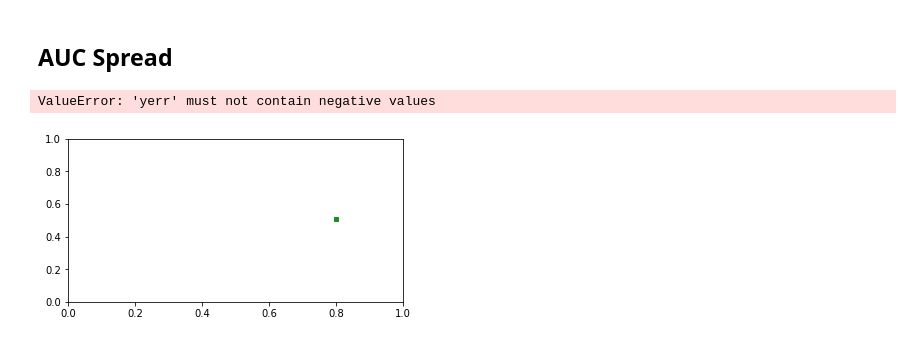
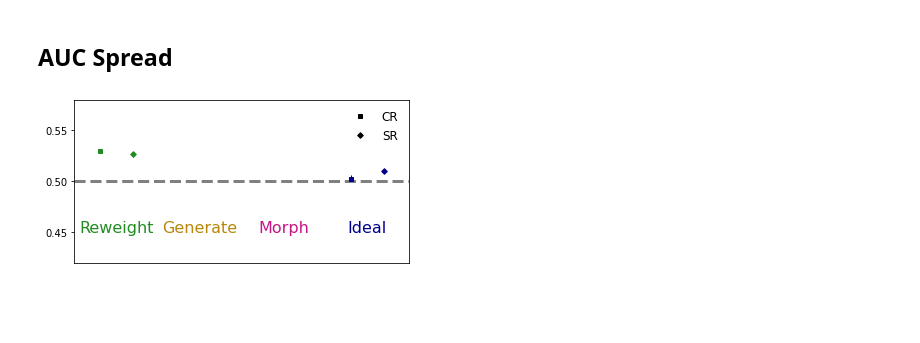
Before and after one commit to hep-lbdl/non-resonant-AD-extrapolation, a Jupyter notebook: graphics_notebooks/check_closure_ratios.ipynb, the cells around one changed output. Drawn from its saved outputs; the diff is of its cells as text; code cells hidden in the pictures; blank space fills up the shorter version.

```diff
--- a/graphics_notebooks/check_closure_ratios.ipynb
+++ b/graphics_notebooks/check_closure_ratios.ipynb
@@ -93,7 +93,7 @@ n_features = 5
 # features
 np.seterr(divide='ignore', invalid='ignore')
 
-fig, ax = plt.subplots(2, n_features, figsize = (5*n_features, 1*n_features), height_ratios=[2, 1])
+fig, ax = plt.subplots(2, n_features, figsize = (5*n_features, 1.5*n_features), height_ratios=[2, 1])
 
 for i in range(n_features):
 
@@ -146,7 +146,7 @@ plt.show()
 # features
 np.seterr(divide='ignore', invalid='ignore')
 
-fig, ax = plt.subplots(2, n_features, figsize = (5*n_features, 1*n_features), height_ratios=[2, 1])
+fig, ax = plt.subplots(2, n_features, figsize = (5*n_features, 1.5*n_features), height_ratios=[2, 1])
 
 for i in range(n_features):
 
@@ -202,55 +202,58 @@ keys_to_plot = ["Reweight", "Generate", "Morph", "Ideal"]
 centers = [1, 2, 3, 4]
 
 
-med_AUC_cr = {"Reweight":0.5076248000000001,
-              "Generate":0.5228918224999999,
-              "Morph":0.5156505375,
-              "Ideal":0.5021822775}
 
-percentiles_AUC_cr = {"Reweight":[0,0 ],   # 16, 84
+
+med_AUC_cr = {"Reweight":0.529792,
+              "Generate":0,
+              "Morph":0,
+              "Ideal":0.5019510425}
+
+percentiles_AUC_cr = {"Reweight":[0.5275011, 0.5317890561],  # 16, 84
                  "Generate":[0, 0],
                  "Morph":[0,0],
-                 "Ideal":[0,0]}
+                 "Ideal":[0.5004965138, 0.5060567654]}
 
-med_AUC_sr = {"Reweight":0,
+med_AUC_sr = {"Reweight":0.5263526775,
               "Generate":0,
               "Morph":0,
-              "Ideal":0}
-percentiles_AUC_cr = {"Reweight":[0, 0],
+              "Ideal": 0.5100015875}
+
+percentiles_AUC_sr = {"Reweight":[0.5238589752, 0.5283268612],
                  "Generate":[0,0],
                  "Morph":[0,0],
-                 "Ideal":[0,0]}
+                 "Ideal":[0.507937393, 0.5124824306]}
 
 
 plt.figure(figsize = (6, 3))
 m = 4
 lw = 1
 
 for i, k in enumerate(keys_to_plot):
 
+
     # CR
     plt.errorbar(centers[i]-0.2, med_AUC_cr[k], yerr = np.array([med_AUC_cr[k]-percentiles_AUC_cr[k][0], percentiles_AUC_cr[k][1]-med_AUC_cr[k]]).reshape(2,1), fmt = "s", color = colors_dict[k], markersize = m, elinewidth=lw)
 
     # SR
-    plt.errorbar(centers[i]+0.2, med_AUC_sr[k], yerr = [med_AUC_sr[k]-percentiles_AUC_sr[k][0], percentiles_AUC_sr[k][1]-med_AUC_cr[k]], fmt = "D", color = colors_dict[k], markersize = m, elinewidth=lw)
+    plt.errorbar(centers[i]+0.2, med_AUC_sr[k], yerr = np.array([med_AUC_sr[k]-percentiles_AUC_sr[k][0], percentiles_AUC_sr[k][1]-med_AUC_sr[k]]).reshape(2,1), fmt = "D", color = colors_dict[k], markersize = m, elinewidth=lw)
 
-    plt.text(centers[i], .45, k, color  = colors_dict[k], fontsize = f1, horizontalalignment = "center")
+    plt.text(centers[i], .45, k, color  = colors_dict[k], fontsize = 16, horizontalalignment = "center")
 
 plt.xticks([])
 plt.yticks(np.arange(0.4, 0.65, 0.05))
 
 plt.errorbar(-4, -1, fmt = "s", color = "k", label = "CR", markersize = m)
 plt.errorbar(-4, -1, fmt = "D", color = "k", label = "SR", markersize = m)
 plt.axhline(0.5, linestyle = "dashed", color = "grey", lw = 3)
 
 
 plt.legend(frameon = False, fontsize = 12, loc = "upper right")
 
 plt.xlim([0.5, 4.5])
 plt.ylim([0.42, 0.58])
 plt.savefig("../plots/aucs_physics.pdf")
 
 plt.show()
 # %% [output]
-ValueError: 'yerr' must not contain negative values
-[figure, old version]
+[figure, new version]
```
